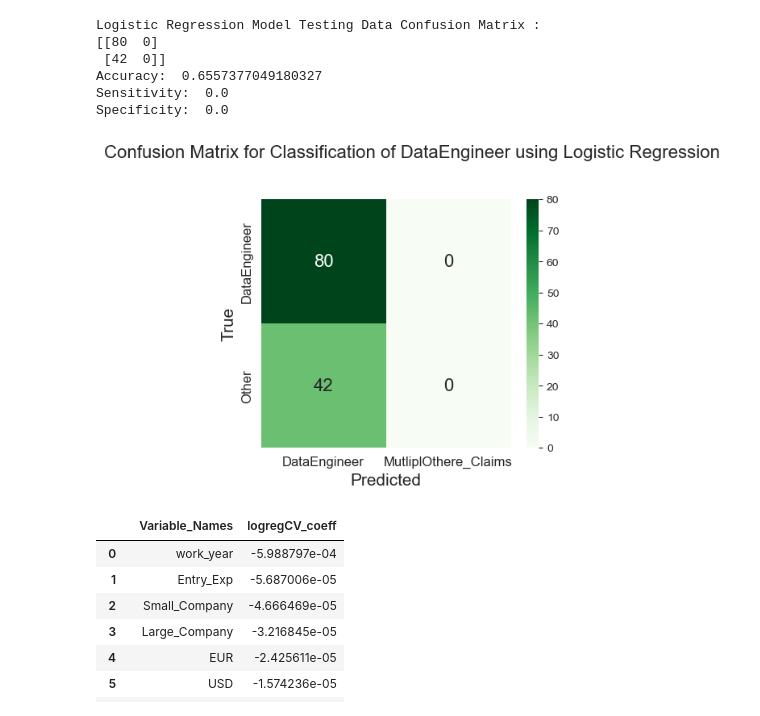
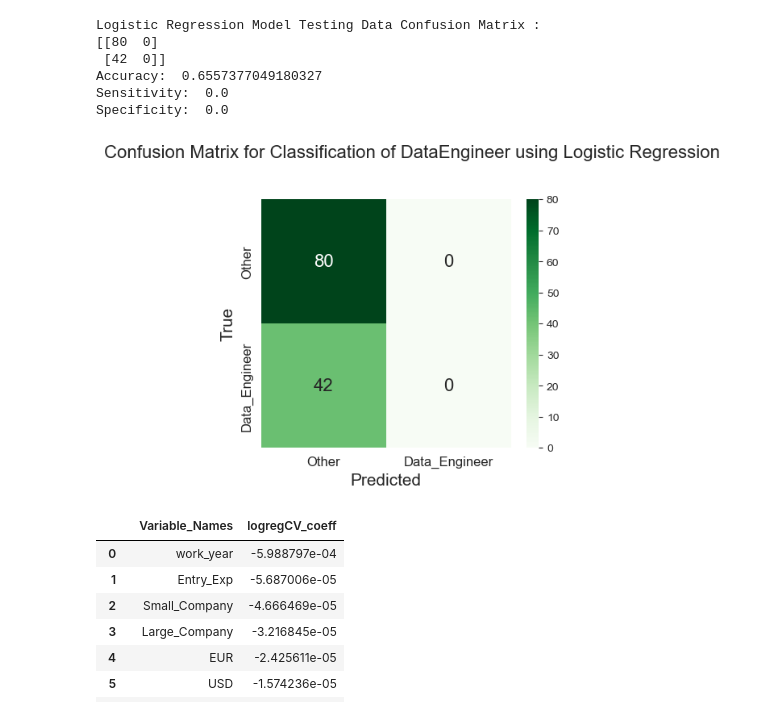
Before and after one commit to dfarone02/Data-Science-Job-Salaries, a Jupyter notebook: notebooks/Logistic Regression.ipynb, the cells around one changed output. Cells and saved outputs as stored; diff of their text form; code cells hidden in the pictures.

```diff
--- a/notebooks/Logistic Regression.ipynb
+++ b/notebooks/Logistic Regression.ipynb
@@ -143,26 +143,26 @@ Sensitivity:  0.0
 Specificity:  0.0
 # %%
 #create a dataframe of the the True values, False values, True Predictions, and False Predicitons for a confusion matrix
-cm = pd.DataFrame(confusion_matrix(y_test, de_log_pred_test), index=['DataEngineer','Other'],
-                  columns=['DataEngineer','Other'])
+cm = pd.DataFrame(confusion_matrix(y_test, de_log_pred_test), index=['Other','Data_Engineer'],
+                  columns=['Other','Data_Engineer'])
 cm.index.name = 'True'
 cm.columns.name = 'Predicted'
 # %%
 #use seaborn to create a heatmap of the confusion matrix from above
 df_cm = pd.DataFrame(cm)
 
 fig, axes = plt.subplots(nrows=1, ncols=1, sharex=True, figsize=(5, 4))
 fig.suptitle('Confusion Matrix for Classification of DataEngineer using Logistic Regression',
              fontsize=16, y=1.05)
 ax = plt.subplot()
 sns.heatmap(df_cm, annot=True, cmap="Greens", annot_kws={"size": 16}, ax=ax, fmt="g")
 ax.set_xlabel('Predicted', fontsize=15)
 ax.set_ylabel('True', fontsize=15)
-ax.xaxis.set_ticklabels(['DataEngineer', 'MutliplOthere_Claims'], fontsize=12)
-ax.yaxis.set_ticklabels(['DataEngineer', 'Other'], fontsize=12, va='center')
+ax.xaxis.set_ticklabels(['Other','Data_Engineer'], fontsize=12)
+ax.yaxis.set_ticklabels(['Other','Data_Engineer'], fontsize=12, va='center')
 plt.show()
 # %% [output]
-[figure, old version]
+[figure, new version]
 # %%
 # plot ROC curve
 y_pred_prob = logistic.predict_proba(X_test)[:,1]
```
Also changed, not shown: parts of 6 cells of this notebook, 1 other file.
